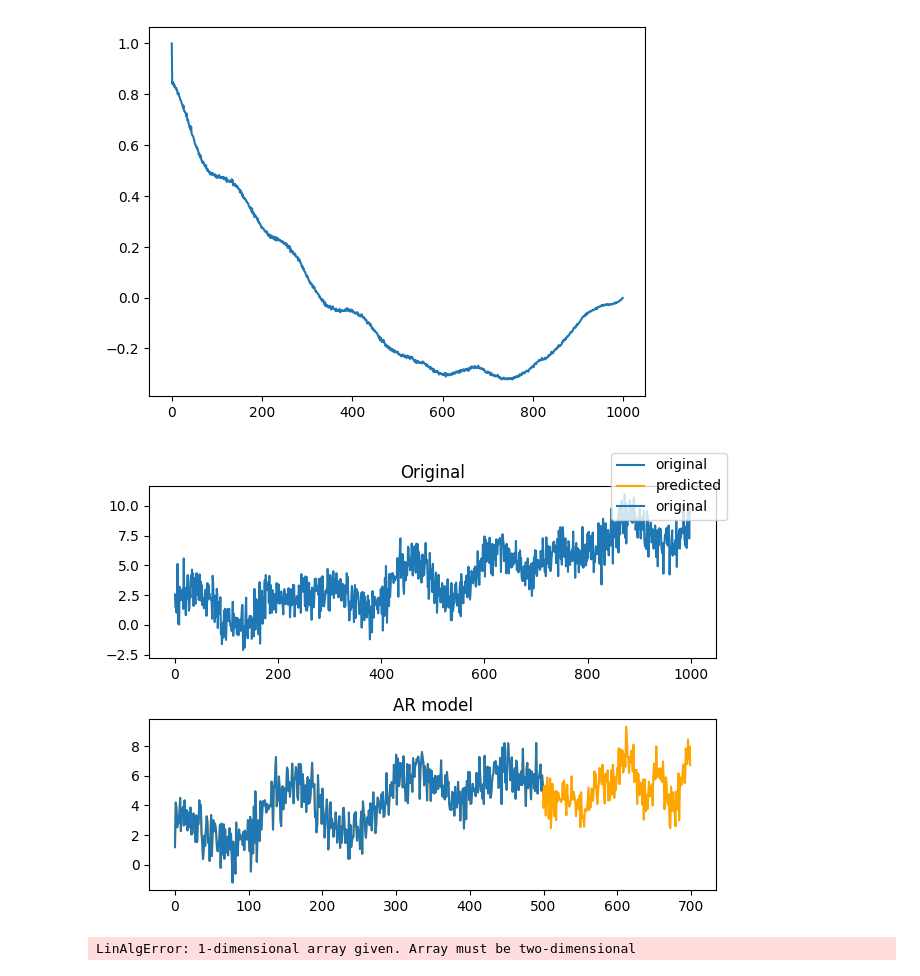
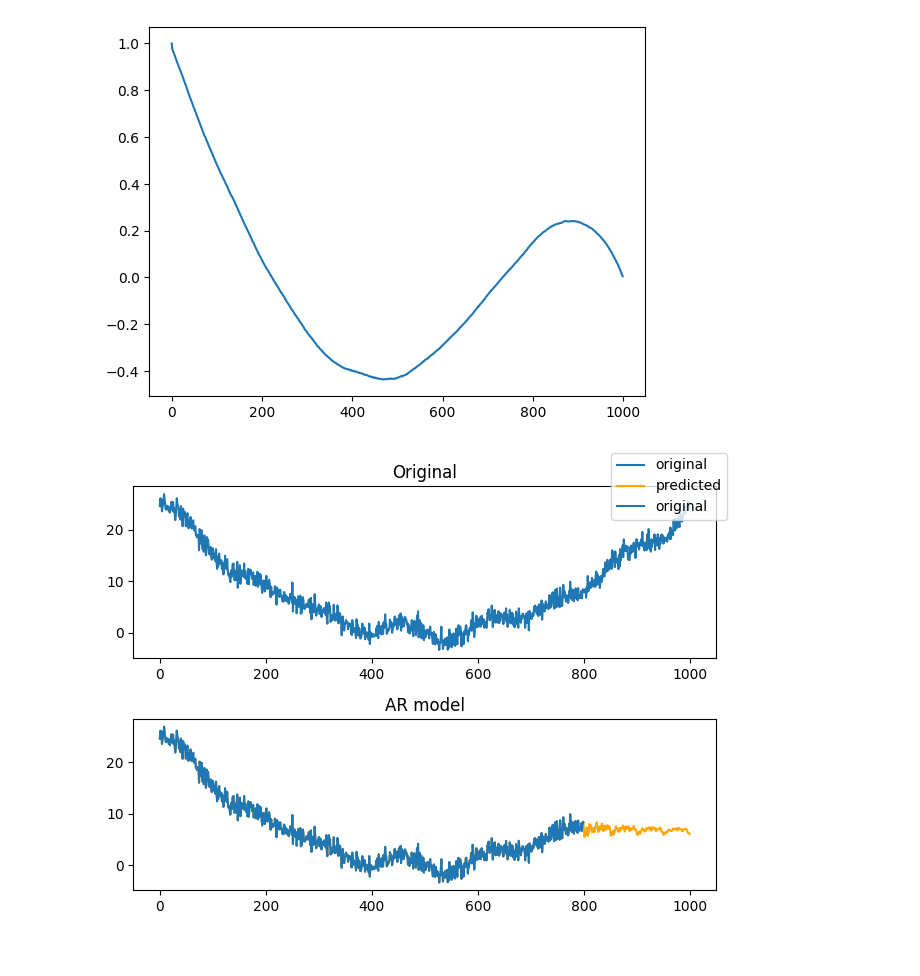
Before and after one commit to lowLevelGod/Procesarea-Semnalelor, a Jupyter notebook: Lab8/lab8.ipynb, the cells around one changed output. Drawn from its saved outputs; the diff is of its cells as text; code cells hidden in the pictures.

```diff
--- a/Lab8/lab8.ipynb
+++ b/Lab8/lab8.ipynb
@@ -4,7 +4,7 @@ import matplotlib.pyplot as plt
 # %%
 # a)
 
-trend = lambda x : 5 * x ** 2 + 3 * x + 1
+trend = lambda x : 100 * (x - 0.5) ** 2
 sezon = lambda x: np.sin(2 * np.pi * 5 * x) + np.sin(2 * np.pi * 7 * x)
 variatii = lambda x:  np.random.normal(0,1,len(x))
 
@@ -42,65 +42,108 @@ plt.plot(correlation_vector)
 plt.savefig("ex1_b.pdf")
 plt.show()
 # %% [output]
-[figure, old version]
+[figure, new version]
 # %%
 # c)
 
-p = 2
-
 def train(trainSignal, p):
     Y =  trainSignal[p - 1 : trainSignal.size - 1]
-    Y = Y[::-1]
     for i in range(2, p + 1):
-        shifted = trainSignal[p - i : trainSignal.size - i][::-1]
+        shifted = trainSignal[p - i : trainSignal.size - i]
         Y = np.column_stack((Y, shifted))
 
+    Y = np.column_stack((Y, np.zeros(len(Y))))
     x_star = np.linalg.lstsq(Y, trainSignal[p:], rcond=None)[0]
+    x_star = x_star[ : -1]
 
     return x_star
+
+def trainOptimized(trainSignal, p):
+    signalAltered = (trainSignal - np.mean(trainSignal)) / (np.std(trainSignal))
+    correlation_vector = np.correlate(signalAltered, signalAltered, mode="full")
+    correlation_vector = correlation_vector[correlation_vector.size // 2:] / len(signalAltered)
+    correlation_vector = correlation_vector[ : p + 1]
+
+    gammaMatrix = np.zeros((correlation_vector.size - 1, correlation_vector.size - 1))
+    for i in range(len(gammaMatrix)):
+        for j in range(len(gammaMatrix)):
+            gammaMatrix[i , j] = correlation_vector[abs(i - j)]
+
+    x_star = np.linalg.lstsq(gammaMatrix, correlation_vector[1:], rcond=None)[0]
+
+    return x_star
+
+
 
 def predict(trainSignal, predictionsNeeded, p, x_star):
     result = trainSignal.copy()
     for _ in range(predictionsNeeded):
         y_pred = x_star.T @ result[-p : ]
         result = np.append(result, y_pred)
 
     return result
 
+def mse(predictions, labels):
+    mse = np.sum((predictions - labels) ** 2) / len(predictions)
+    return mse
+
+
 
 foldSize = 800
-p = 300
-trainSignal = signal[p : foldSize]
+p = 50
+trainSignal = signal[: foldSize]
 testSignal = signal[foldSize:]
 
-x_star = train(trainSignal, p)
+x_star = trainOptimized(trainSignal, p)
+
+# x_star = train(trainSignal, p)
 predictions = predict(trainSignal, len(testSignal), p, x_star)
 
 fig, axs = plt.subplots(2)
 axs[0].plot(signal, label="original")
 axs[0].set_title("Original")
 axs[1].plot(predictions, label="predicted", color="orange")
 axs[1].plot(trainSignal, label="original")
 axs[1].set_title("AR model")
 
 fig.legend()
 fig.tight_layout()
 fig.savefig("ex1_c.pdf")
 fig.show()
 # %% [output]
-[figure, old version]
+[figure, new version]
 # %%
 # d)
 
 def crossValidation(signal):
 
-    for p in range(1, N):
-        for m in range(p, N):
+    bestMse = np.Inf
+    bestParams = None
+    for p in range(100, 800, 100):
+        for m in range(p, N, 100):
+            folds = 0
+            mse_cv = 0
             for start in range(0, N - m, 1):
-                trainSignal = signal[p + start: p + start + m]
-                x_star = train(trainSignal, p)
+                trainSignal = signal[start: start + m + 1]
+                x_star = trainOptimized(trainSignal, p)
                 predictions = predict(trainSignal, 1, p, x_star)
+                predictions = predictions[predictions.size - 1 : predictions.size]
 
-crossValidation(signal)
+                mse_test = mse(predictions, signal[start + m + 1 : start + m + 2])
+                mse_cv += mse_test ** 2
+                folds += 1
+
+            mse_cv /= folds
+            if mse_cv < bestMse:
+                bestMse = mse_cv
+                bestParams = (p, m)
+
+    return bestParams
+
+
+
+
+
+p, m = crossValidation(signal)
+print("p=", p)
+print("m=",m)
-# %% [output]
-LinAlgError: 1-dimensional array given. Array must be two-dimensional
```
Also changed, not shown: parts of 1 cell of this notebook, 4 other files.
